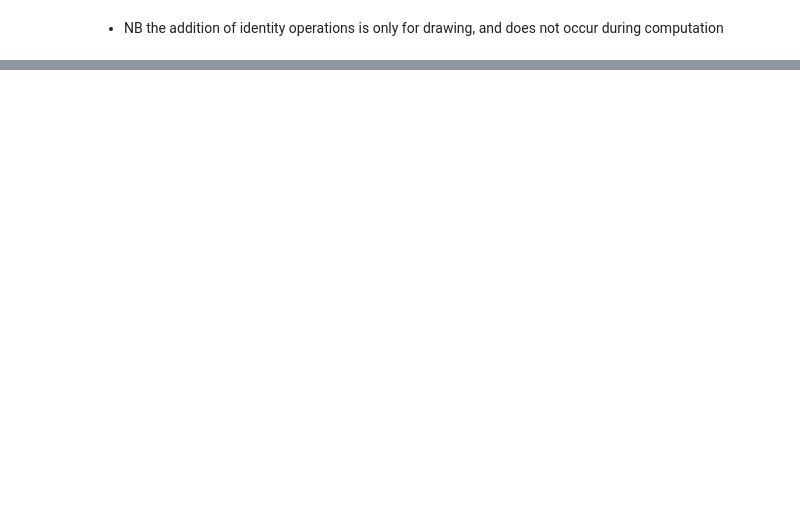
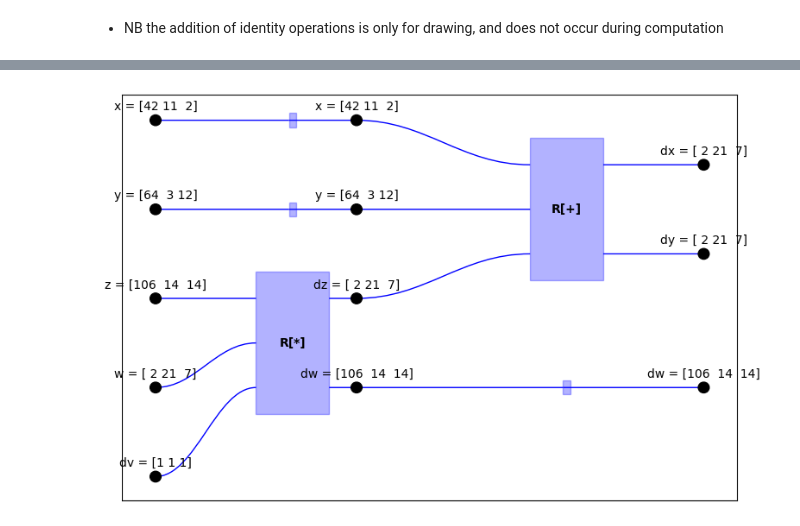
Before and after one commit to alexkoziell/HypNN, a Jupyter notebook: prototyping.ipynb, the cells around one changed output, grey strips where cells are left out. Saved outputs shown, nothing was run; the diff lists cells and outputs as text; code cells hidden in the pictures; blank space fills up the shorter version.

```diff
--- a/prototyping.ipynb
+++ b/prototyping.ipynb
@@ -34,0 +70,13 @@ g_mpl.draw(figsize=(4, 2))
+# %%
+# Compute derivatives wrt v
+dv = np.ones_like(g.vertices[v].value)
+Rg.vertices[Rg.inputs[0]].set_value(g.vertices[x].value)
+Rg.vertices[Rg.inputs[1]].set_value(g.vertices[y].value)
+Rg.vertices[Rg.inputs[2]].set_value(g.vertices[z].value)
+Rg.vertices[Rg.inputs[3]].set_value(g.vertices[w].value)
+Rg.vertices[Rg.inputs[4]].set_value(dv)
+Rg.compute()
+Rg_mpl = MplHypergraph(Rg, annotate_vertices=True)
+Rg_mpl.draw(figsize=(8, 5))
+# %% [output]
+[figure, added]
```
Also changed, not shown: parts of 6 cells of this notebook, 1 other file.
